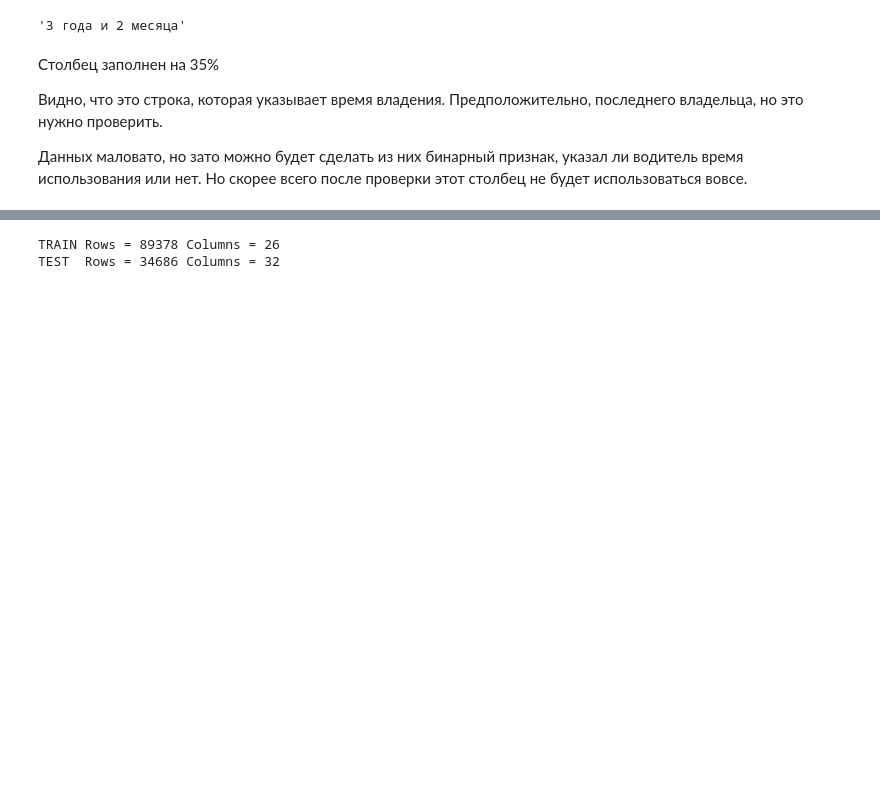
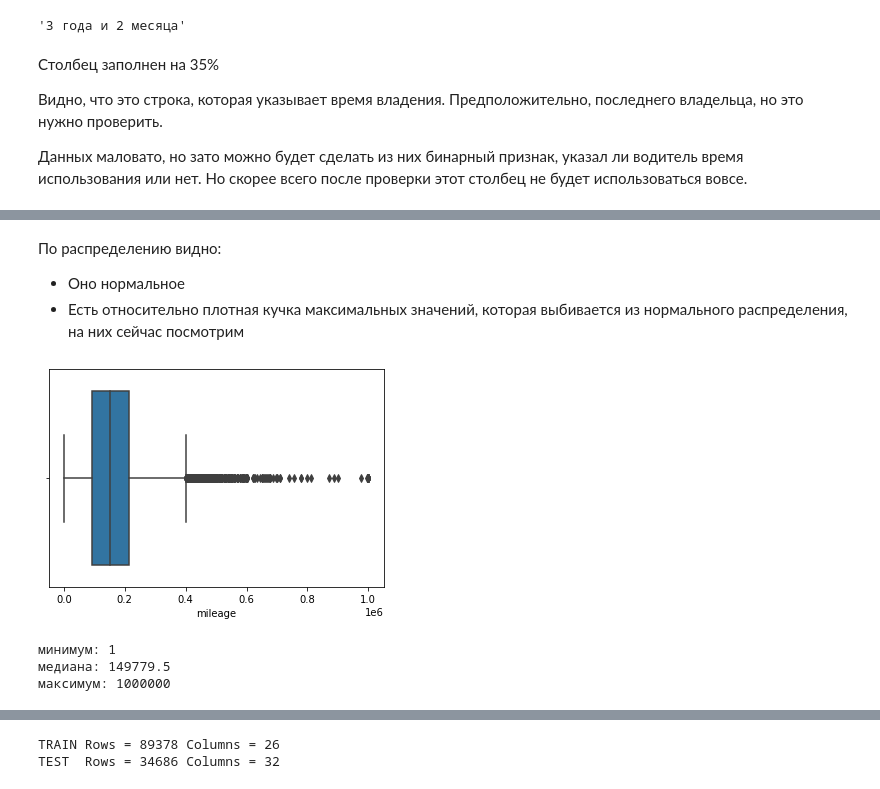
Before and after one commit to Sly-Dog/auto_pricing, a Jupyter notebook: primary_notebook.ipynb, the cells around one changed output, grey strips where cells are left out. Drawn from its saved outputs; the diff is of its cells as text; code cells hidden in the pictures; blank space fills up the shorter version.

```diff
--- a/primary_notebook.ipynb
+++ b/primary_notebook.ipynb
@@ -351,0 +390,16 @@ test.engineDisplacement.value_counts()
+# %% [markdown]
+По распределению видно:
+- Оно нормальное
+- Есть относительно плотная кучка максимальных значений, которая выбивается из нормального распределения, на них сейчас посмотрим
+# %%
+sns.boxplot(x=test.mileage);
+# %% [output]
+[figure, added]
+# %%
+print('минимум:',test.mileage.min())
+print('медиана:',test.mileage.median())
+print('максимум:',test.mileage.max())
+# %% [output]
+минимум: 1
+медиана: 149779.5
+максимум: 1000000
```
Also changed, not shown: parts of 186 cells of this notebook.
